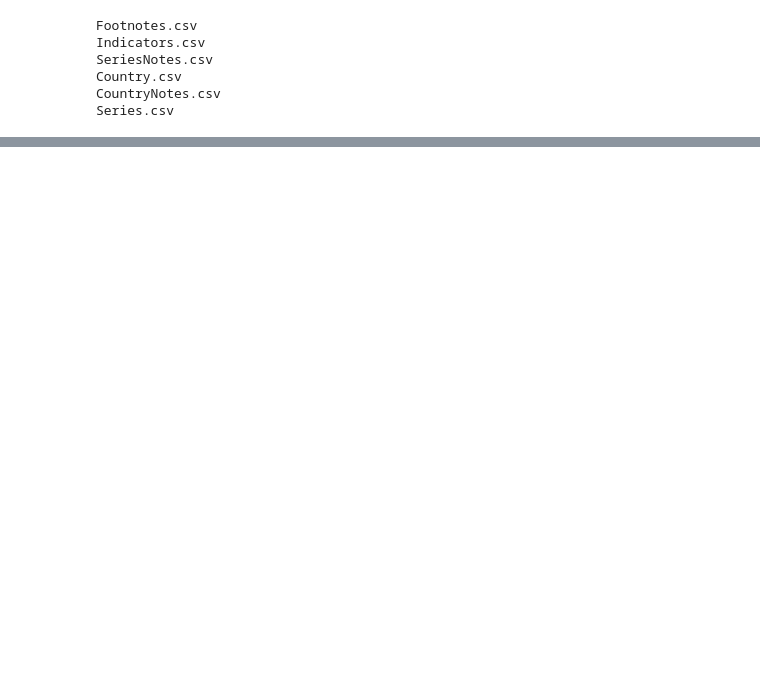
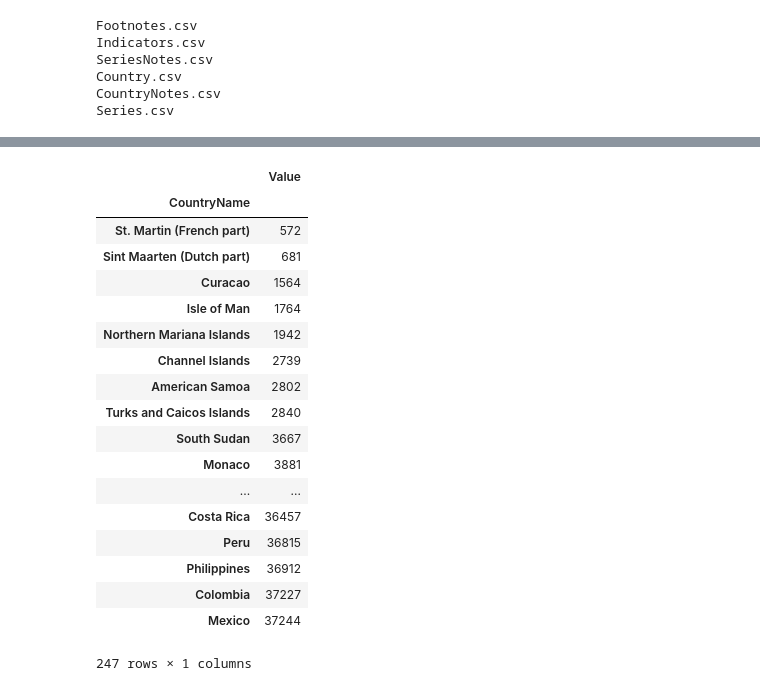
Before and after one commit to GiorgiModebadze/World_Development_Indicators, a Jupyter notebook: source_data_analysis/source_data_exploratory_analysis.ipynb, the cells around one changed output, grey strips where cells are left out. Cells and saved outputs as stored; diff of their text form; code cells hidden in the pictures; blank space fills up the shorter version.

```diff
--- a/source_data_analysis/source_data_exploratory_analysis.ipynb
+++ b/source_data_analysis/source_data_exploratory_analysis.ipynb
@@ -28,0 +78,24 @@ all_files['Indicators.csv'].head()
+# %%
+# Lets Answer some basic Question.
+# 1) How Many different countries are there in indicators and what is amount of their values
+all_files['Indicators.csv'].groupby('CountryName')[['Value']].count().sort_values(by='Value')
+# %% [output]
+|  | Value |
+| CountryName |  |
+| St. Martin (French part) | 572 |
+| Sint Maarten (Dutch part) | 681 |
+| Curacao | 1564 |
+| Isle of Man | 1764 |
+| Northern Mariana Islands | 1942 |
+| Channel Islands | 2739 |
+| American Samoa | 2802 |
+| Turks and Caicos Islands | 2840 |
+| South Sudan | 3667 |
+| Monaco | 3881 |
+| ... | ... |
+| Costa Rica | 36457 |
+| Peru | 36815 |
+| Philippines | 36912 |
+| Colombia | 37227 |
+| Mexico | 37244 |
+247 rows × 1 columns
```
Also changed, not shown: parts of 8 cells of this notebook.
